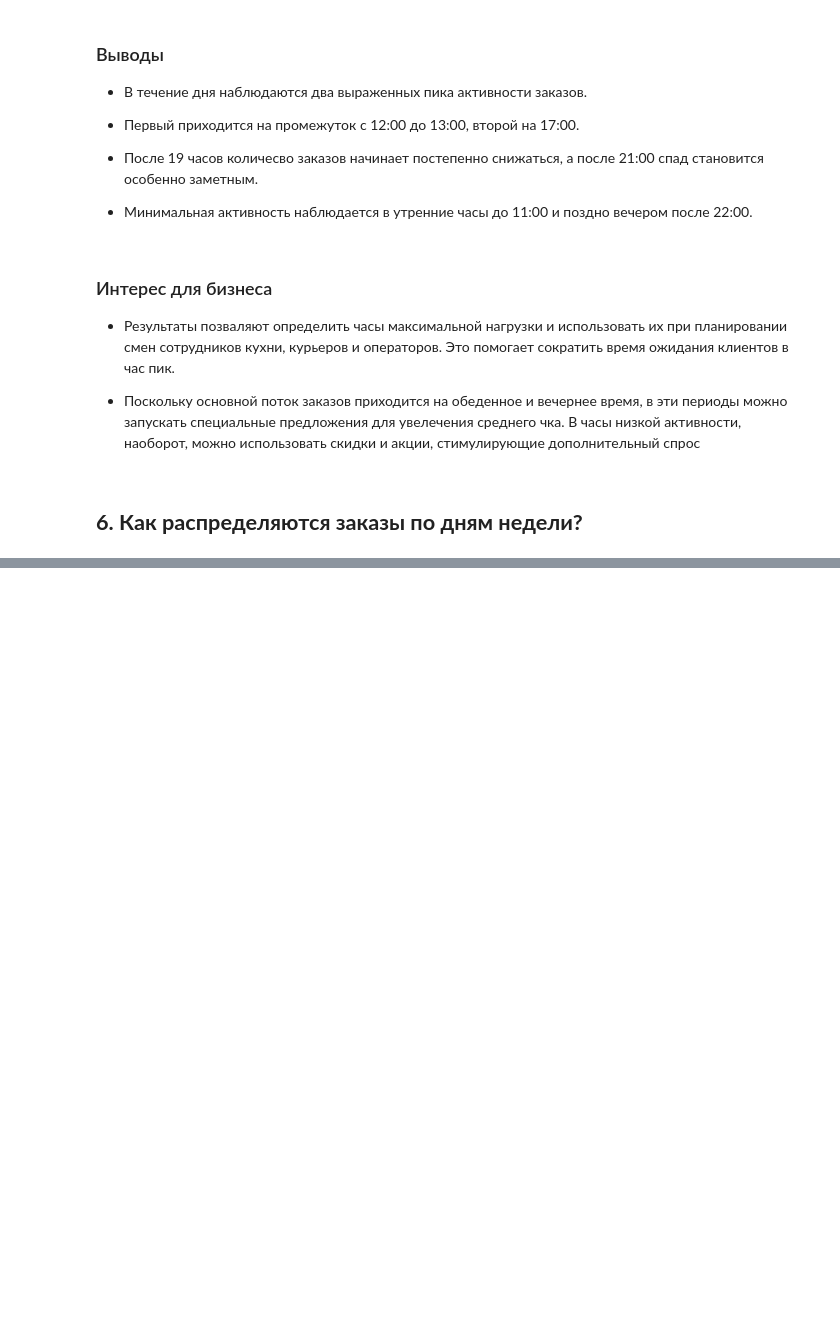
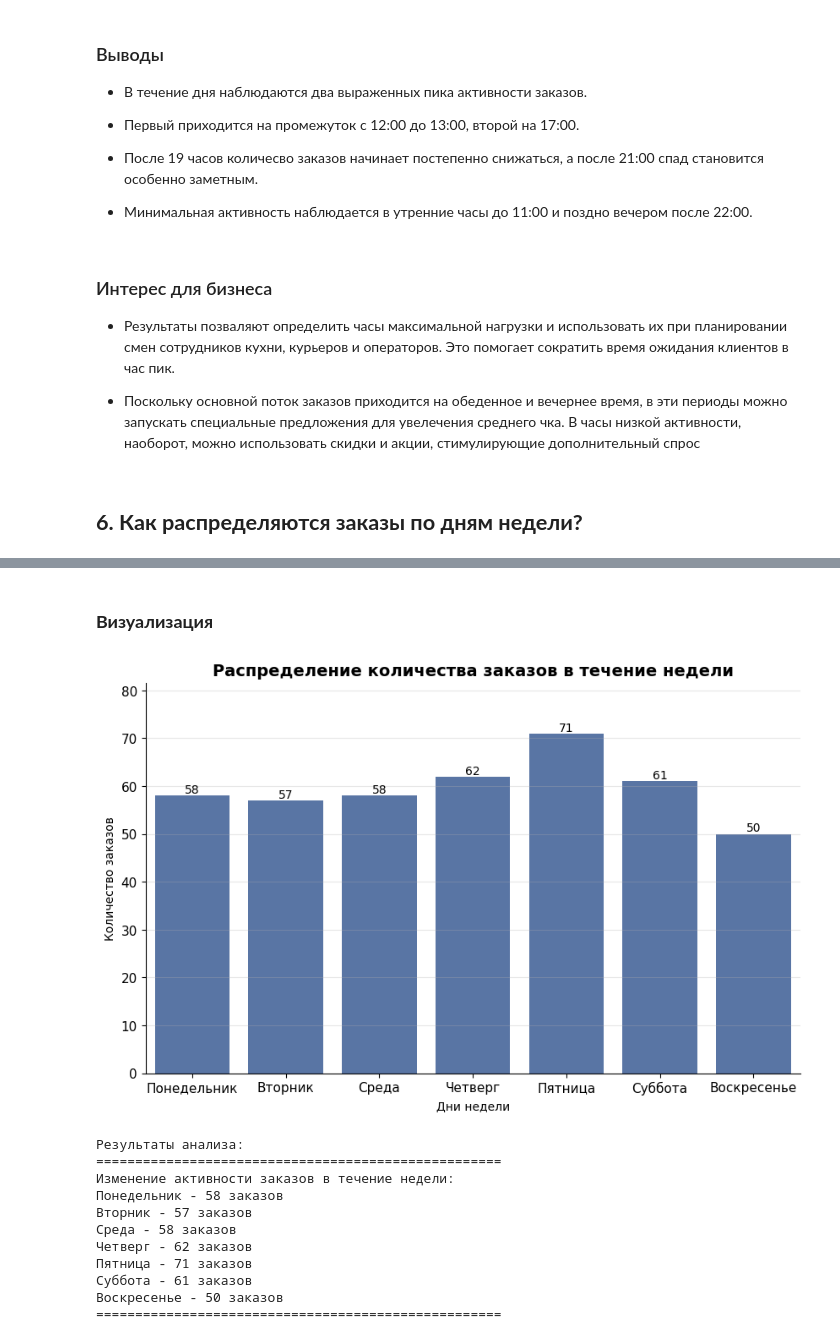
Before and after one commit to WhosArt/pizza_hut_da, a Jupyter notebook: pizzahut_analysis.ipynb, the cells around one changed output, grey strips where cells are left out. Drawn from its saved outputs; the diff is of its cells as text; code cells hidden in the pictures; blank space fills up the shorter version.

Commit message:
6. Как распределяются заказы по дням недели?

```diff
--- a/pizzahut_analysis.ipynb
+++ b/pizzahut_analysis.ipynb
@@ -947,0 +977,20 @@ print("====================================================")
+# %%
+# Сохраняем дни недели на русском
+days = {
+    0: 'Понедельник',
+    1: 'Вторник',
+    2: 'Среда',
+    3: 'Четверг',
+    4: 'Пятница',
+    5: 'Суббота',
+    6: 'Воскресенье'
+}
+
+# Выделяем  дни недели и заказы в эти дни
+orders_per_day['day_of_week'] = (
+    orders_per_day['date']
+        .dt.dayofweek
+        .map(days))
+
+# Выводим результат
+orders_per_day.head(10)
@@ -947,0 +1055,57 @@ print("====================================================")
+# %% [markdown]
+### **Визуализация**
+# %%
+# Создаем фигуру и ось
+fig, ax = plt.subplots(figsize=(10, 6))
+
+# Построение диаграммы
+sns.barplot(data=orders_by_weekday, color="#4C72B0", ax=ax)
+
+# Настройка осей и названий
+plt.xlabel('Дни недели')
+plt.ylabel('Количество заказов')
+plt.title(
+    'Распределение количества заказов в течение недели',
+    fontsize = 14,
+    weight="bold")
+
+# Добавляем метки над барами
+ax.bar_label(ax.containers[0])
+
+# Отображаем сетку по Y
+ax.grid(axis='y', alpha=0.3)
+
+# Убираем верхнюю и правую рамку
+sns.despine()
+
+# Настраиваем шрифт подписей
+ax.tick_params(labelsize=11)
+
+# Настраиваем отступ сверху
+ax.set_ylim(0, orders_by_weekday.max() * 1.15)
+
+# Отображение диаграммы
+plt.show()
+
+# Выводим результаты
+print("Результаты анализа:")
+print("====================================================")
+print("Изменение активности заказов в течение недели:")
+print("\n".join(
+    f"{day_of_week} - {orders} заказов"
+    for day_of_week, orders in orders_by_weekday.items()
+))
+print("====================================================")
+# %% [output]
+[figure, added]
+Результаты анализа:
+====================================================
+Изменение активности заказов в течение недели:
+Понедельник - 58 заказов
+Вторник - 57 заказов
+Среда - 58 заказов
+Четверг - 62 заказов
+Пятница - 71 заказов
+Суббота - 61 заказов
+Воскресенье - 50 заказов
+====================================================
```
Also changed, not shown: parts of 8 cells of this notebook.
